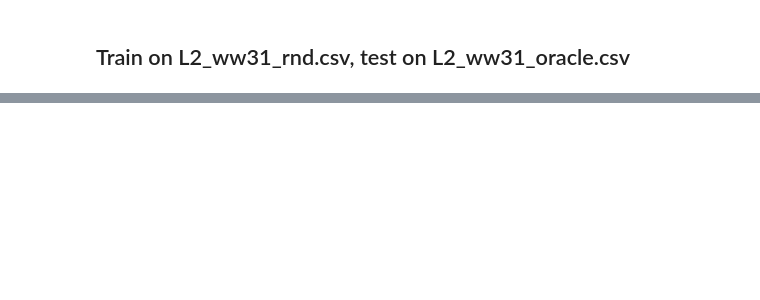
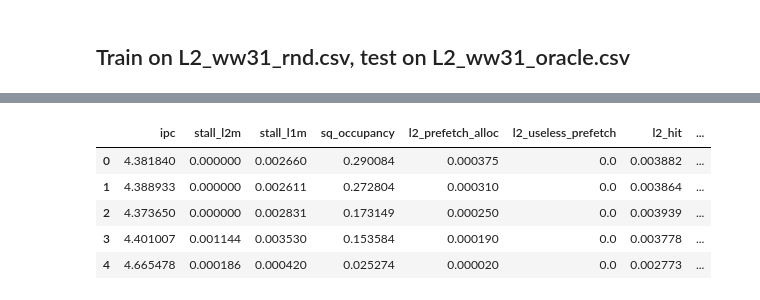
Before and after one commit to guyk1971/stable-baselines, a Jupyter notebook: my_colabs/eval_dbcq.ipynb, the cells around one changed output, grey strips where cells are left out. Saved outputs shown, nothing was run; the diff lists cells and outputs as text; code cells hidden in the pictures; blank space fills up the shorter version.

```diff
--- a/my_colabs/eval_dbcq.ipynb
+++ b/my_colabs/eval_dbcq.ipynb
@@ -120,0 +206,10 @@ plt.hist(y2_pred[0],bins=4)
+# %%
+pred_df=pd.read_csv(pred_file_name)
+pred_df.head()
+# %% [output]
+|  | ipc | stall_l2m | stall_l1m | sq_occupancy | l2_prefetch_alloc | l2_useless_prefetch | l2_hit | ... |
+| 0 | 4.381840 | 0.000000 | 0.002660 | 0.290084 | 0.000375 | 0.0 | 0.003882 | ... |
+| 1 | 4.388933 | 0.000000 | 0.002611 | 0.272804 | 0.000310 | 0.0 | 0.003864 | ... |
+| 2 | 4.373650 | 0.000000 | 0.002831 | 0.173149 | 0.000250 | 0.0 | 0.003939 | ... |
+| 3 | 4.401007 | 0.001144 | 0.003530 | 0.153584 | 0.000190 | 0.0 | 0.003778 | ... |
+| 4 | 4.665478 | 0.000186 | 0.000420 | 0.025274 | 0.000020 | 0.0 | 0.002773 | ... |
```
Also changed, not shown: parts of 23 cells of this notebook.
